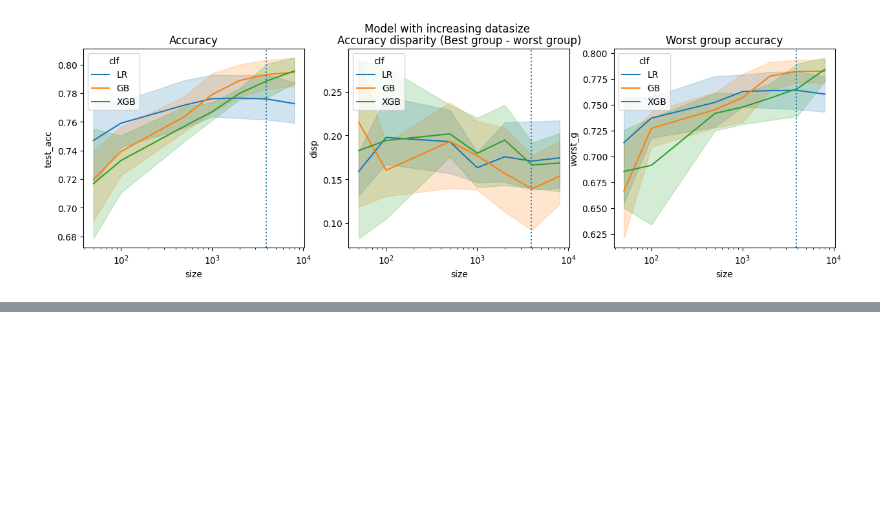
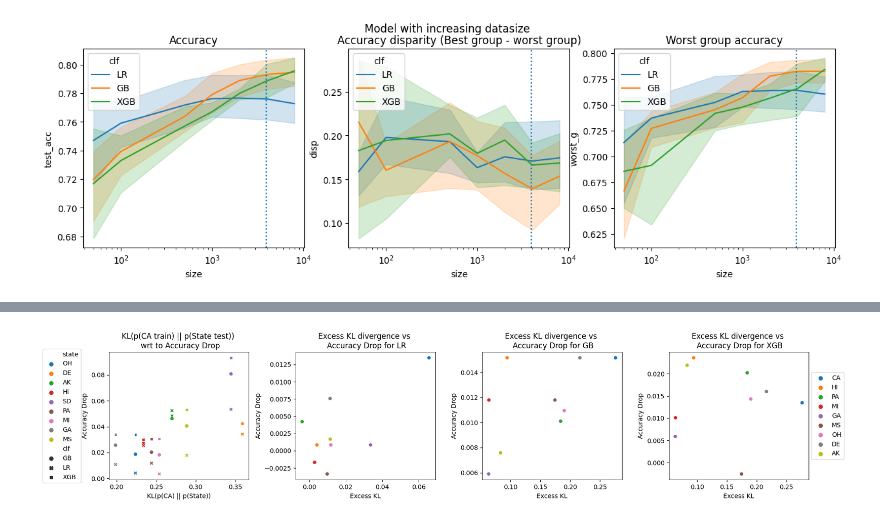
Before and after one commit to the-chen-lab/data-addition-dilemma, a Jupyter notebook: folktables-income-sandbox.ipynb, the cells around one changed output, grey strips where cells are left out. Drawn from its saved outputs; the diff is of its cells as text; code cells hidden in the pictures; blank space fills up the shorter version.

```diff
--- a/folktables-income-sandbox.ipynb
+++ b/folktables-income-sandbox.ipynb
@@ -551,0 +684,63 @@ results_df[results_df['size'] == 3500]['test_acc'] - results_df[results_df['size
+# %%
+kl_df = pd.read_csv("results/kl_shift.csv")
+diff_results = pd.read_csv("results/excess_kl.csv")
+# %%
+fig, axes = plt.subplots(1, 4, figsize=(18, 4))
+sns.scatterplot(
+    data=kl_df,
+    x="KL_xy",
+    y="test_acc",
+    style="clf",
+    hue="state",
+    ax=axes[0],
+)
+axes[0].set_ylabel("Accuracy Drop")
+axes[0].set_xlabel("KL(p(CA) || p(State))")
+axes[0].legend(loc="center left", bbox_to_anchor=(-0.5, 0.5))
+axes[0].set_title("KL(p(CA train) || p(State test)) \n wrt to Accuracy Drop")
+
+sns.scatterplot(
+    data=diff_results[diff_results["clf"] == "LR"],
+    x="klx_diff",
+    y="acc_diff",
+    hue="extra_state",
+    # style="clf",
+    ax=axes[1],
+    legend=False,
+)
+axes[1].set_xlabel("Excess KL")
+axes[1].set_ylabel("Accuracy Drop")
+axes[1].set_title("Excess KL divergence vs \n Accuracy Drop for LR")
+
+sns.scatterplot(
+    data=diff_results[diff_results["clf"] == "GB"],
+    x="klxy_diff",
+    y="acc_diff",
+    hue="extra_state",
+    legend=False,
+    # style="clf",
+    ax=axes[2],
+)
+axes[2].set_xlabel("Excess KL")
+axes[2].set_ylabel("Accuracy Drop")
+# axes[2].legend(loc="center left", bbox_to_anchor=(1, 0.5))
+axes[2].set_title("Excess KL divergence vs \n Accuracy Drop for GB")
+
+
+sns.scatterplot(
+    data=diff_results[diff_results["clf"] == "XGB"],
+    x="klxy_diff",
+    y="acc_diff",
+    hue="extra_state",
+    legend=True,
+    # style="clf",
+    ax=axes[3],
+)
+axes[3].set_xlabel("Excess KL")
+axes[3].set_ylabel("Accuracy Drop")
+axes[3].legend(loc="center left", bbox_to_anchor=(1, 0.5))
+axes[3].set_title("Excess KL divergence vs \n Accuracy Drop for XGB")
+fig.tight_layout()
+plt.show()
+# %% [output]
+[figure, added]
```
Also changed, not shown: parts of 26 cells of this notebook, 3 other files.
